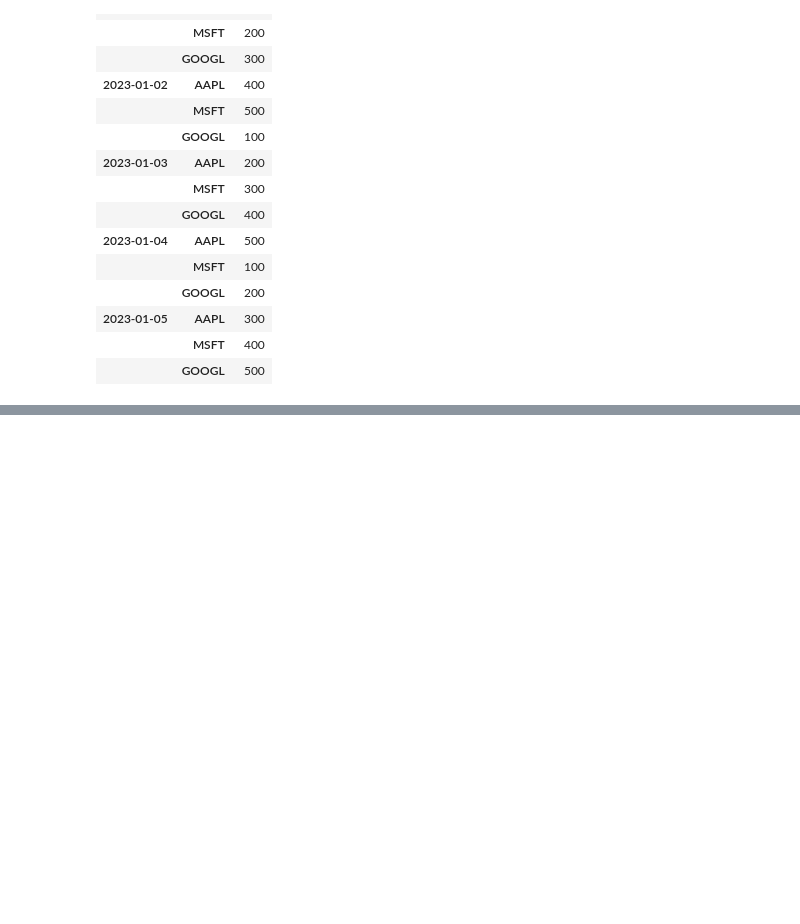
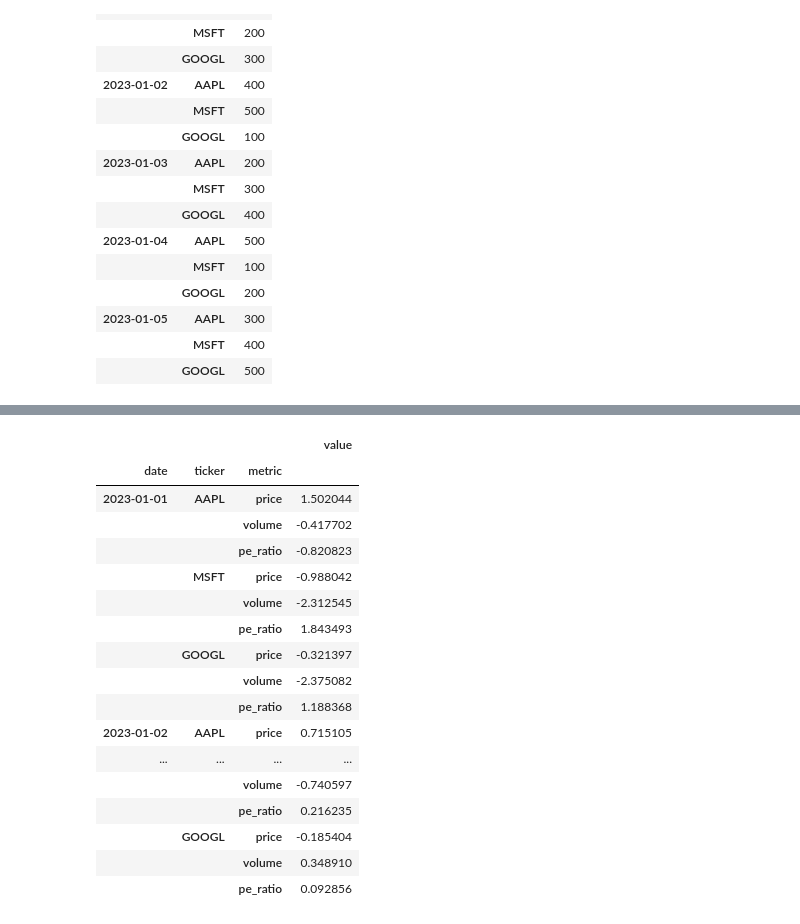
Before and after one commit to ChopinNo3Op9/Stock-Analysis, a Jupyter notebook: multi index finance.ipynb, the cells around one changed output, grey strips where cells are left out. Saved outputs shown, nothing was run; the diff lists cells and outputs as text; code cells hidden in the pictures; blank space fills up the shorter version.

```diff
--- a/multi index finance.ipynb
+++ b/multi index finance.ipynb
@@ -97,0 +98,30 @@ price_data
+# %%
+# Sample data
+dates = pd.date_range('20230101', periods=5)
+tickers = ['AAPL', 'MSFT', 'GOOGL']
+metrics = ['price', 'volume', 'pe_ratio']
+
+index = pd.MultiIndex.from_product([dates, tickers, metrics], names=['date', 'ticker', 'metric'])
+data = np.random.randn(45, 1)
+
+df = pd.DataFrame(data, index=index, columns=['value'])
+df
+# %% [output]
+|  |  |  | value |
+| date | ticker | metric |  |
+| 2023-01-01 | AAPL | price | 1.502044 |
+|  |  | volume | -0.417702 |
+|  |  | pe_ratio | -0.820823 |
+|  | MSFT | price | -0.988042 |
+|  |  | volume | -2.312545 |
+|  |  | pe_ratio | 1.843493 |
+|  | GOOGL | price | -0.321397 |
+|  |  | volume | -2.375082 |
+|  |  | pe_ratio | 1.188368 |
+| 2023-01-02 | AAPL | price | 0.715105 |
+| ... | ... | ... | ... |
+|  |  | volume | -0.740597 |
+|  |  | pe_ratio | 0.216235 |
+|  | GOOGL | price | -0.185404 |
+|  |  | volume | 0.348910 |
+|  |  | pe_ratio | 0.092856 |
```
Also changed, not shown: parts of 11 cells of this notebook, 3 other files.
